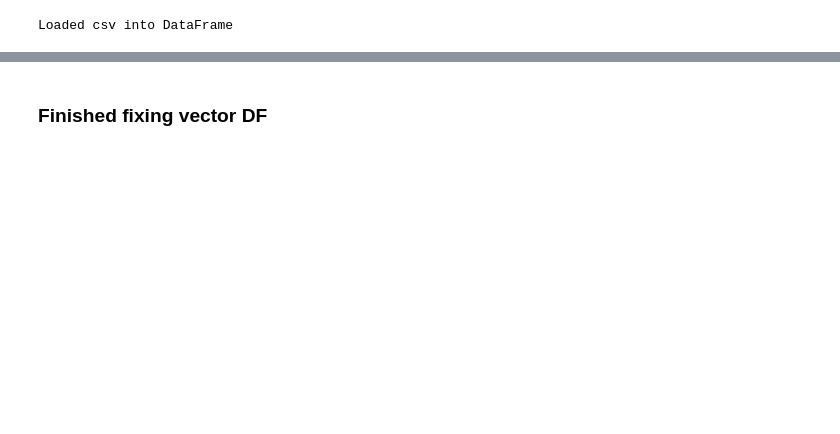
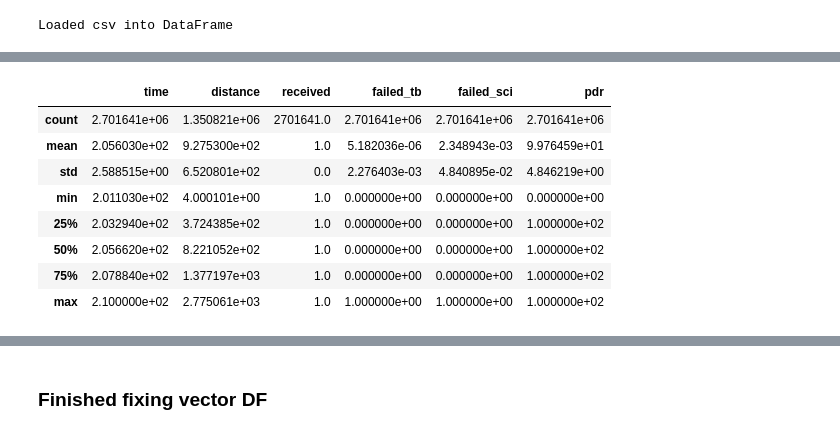
Before and after one commit to brianmc95/results-analysis, a Jupyter notebook: jupyter-notebooks/vector_fixes.ipynb, the cells around one changed output, grey strips where cells are left out. Saved outputs shown, nothing was run; the diff lists cells and outputs as text; code cells hidden in the pictures; blank space fills up the shorter version.

```diff
--- a/jupyter-notebooks/vector_fixes.ipynb
+++ b/jupyter-notebooks/vector_fixes.ipynb
@@ -219,0 +195,11 @@ overall_df
+# %%
+node_filtered_df.head()
+node_filtered_df = node_filtered_df.reset_index(drop=True)
+# %%
+received   = node_include_df[node_include_df["name"] == "tbsReceived:vector"]
+failed_tb  = node_include_df[node_include_df["name"] == "tbFailedButSCIReceived:vector"]
+failed_sci = node_include_df[node_include_df["name"] == "tbsFailedDueToNoSCI:vector"]
+
+received = received.reset_index(drop=True)
+failed_sci = failed_sci.reset_index(drop=True)
+failed_tb = failed_tb.reset_index(drop=True)
@@ -219,0 +245,12 @@ overall_df
+# %%
+merged_df.describe()
+# %% [output]
+|  | time | distance | received | failed_tb | failed_sci | pdr |
+| count | 2.701641e+06 | 1.350821e+06 | 2701641.0 | 2.701641e+06 | 2.701641e+06 | 2.701641e+06 |
+| mean | 2.056030e+02 | 9.275300e+02 | 1.0 | 5.182036e-06 | 2.348943e-03 | 9.976459e+01 |
+| std | 2.588515e+00 | 6.520801e+02 | 0.0 | 2.276403e-03 | 4.840895e-02 | 4.846219e+00 |
+| min | 2.011030e+02 | 4.000101e+00 | 1.0 | 0.000000e+00 | 0.000000e+00 | 0.000000e+00 |
+| 25% | 2.032940e+02 | 3.724385e+02 | 1.0 | 0.000000e+00 | 0.000000e+00 | 1.000000e+02 |
+| 50% | 2.056620e+02 | 8.221052e+02 | 1.0 | 0.000000e+00 | 0.000000e+00 | 1.000000e+02 |
+| 75% | 2.078840e+02 | 1.377197e+03 | 1.0 | 0.000000e+00 | 0.000000e+00 | 1.000000e+02 |
+| max | 2.100000e+02 | 2.775061e+03 | 1.0 | 1.000000e+00 | 1.000000e+00 | 1.000000e+02 |
```
Also changed, not shown: parts of 33 cells of this notebook, 3 other files.
